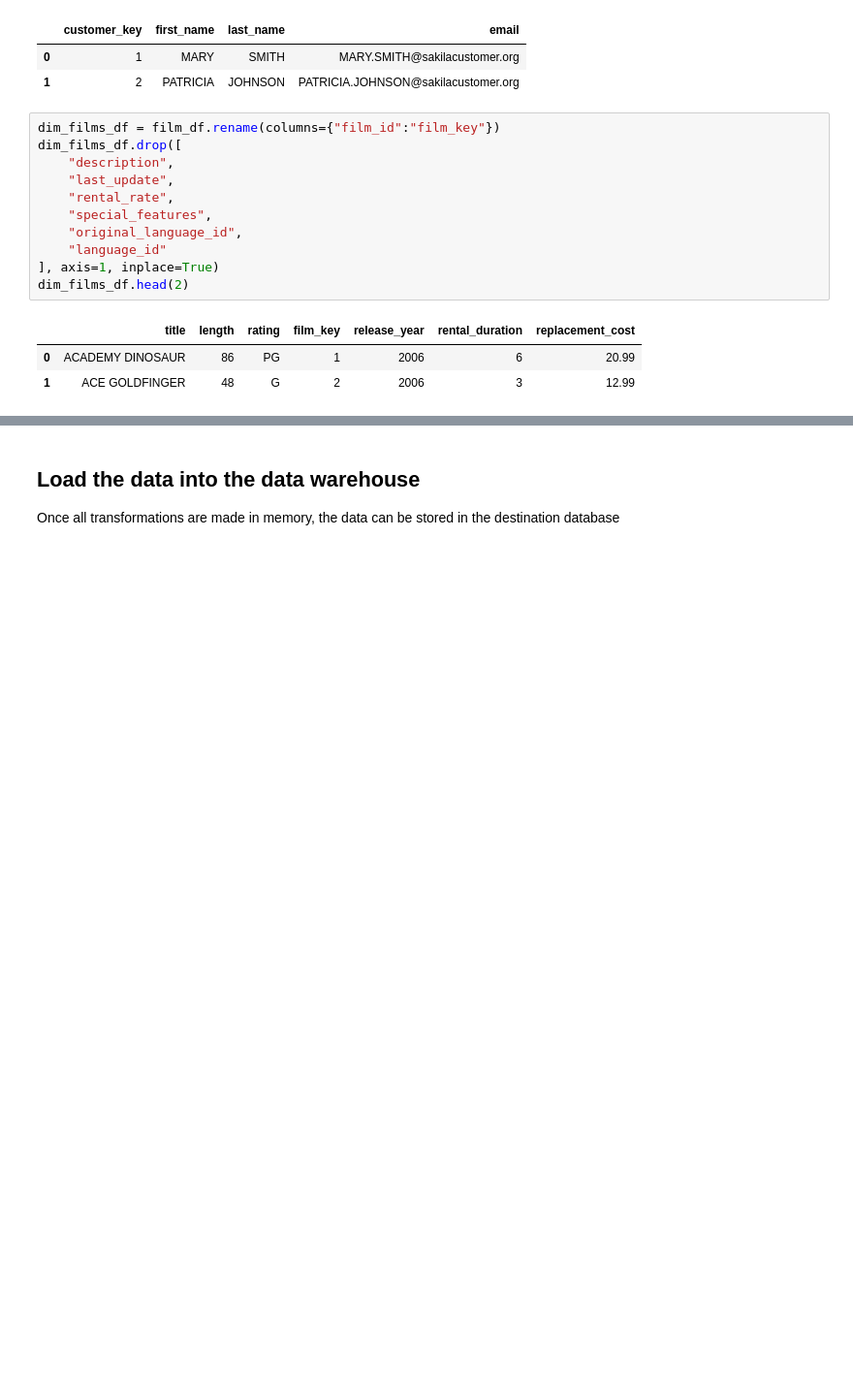
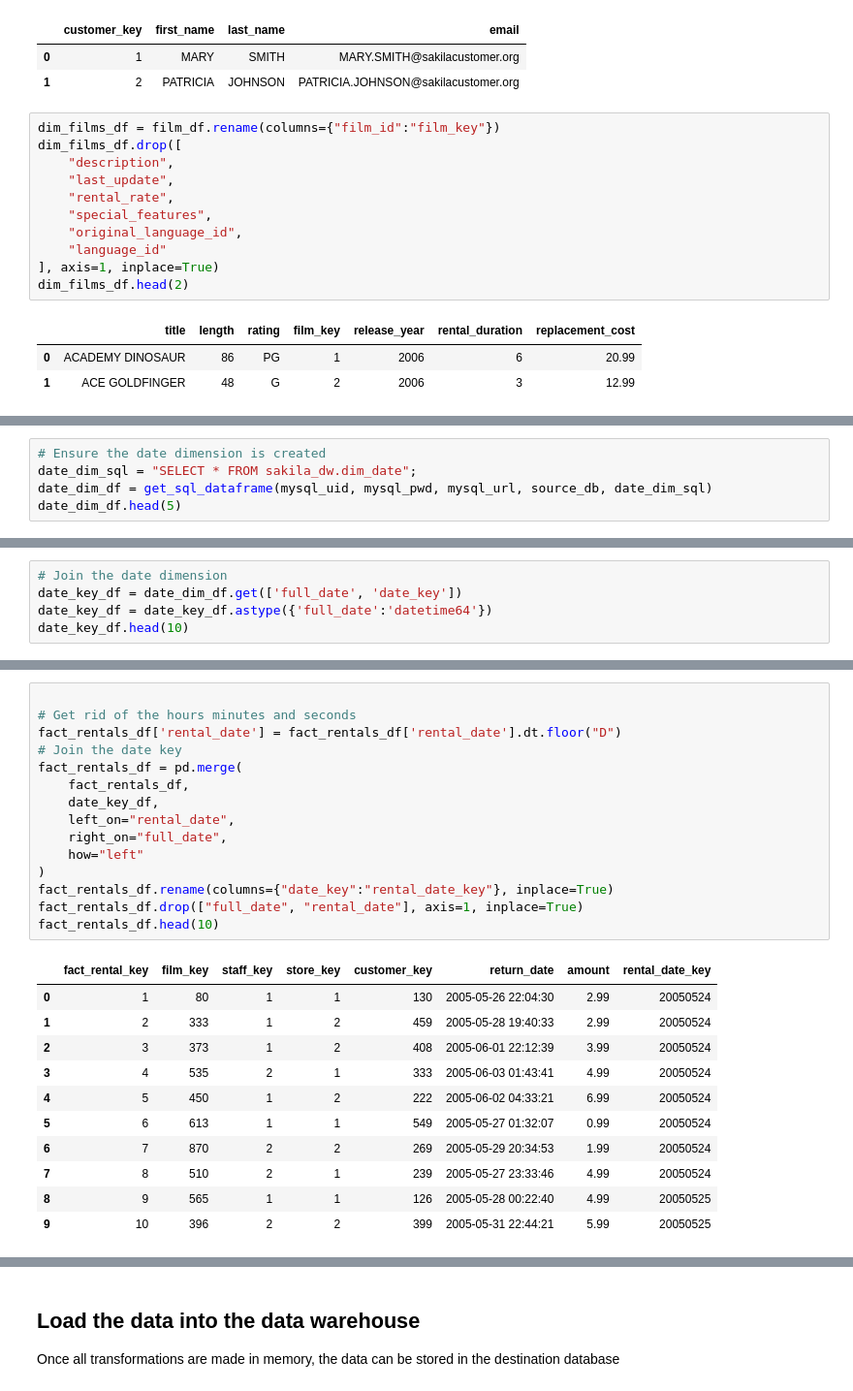
Before and after one commit to GarrettBurroughs/ds2002midterm, a Jupyter notebook: notebook/midterm.ipynb, the cells around one changed output, grey strips where cells are left out. Shown at 97% size. Drawn from its saved outputs; the diff is of its cells as text; blank space fills up the shorter version.

Commit message:
added date dim logic

```diff
--- a/notebook/midterm.ipynb
+++ b/notebook/midterm.ipynb
@@ -246,0 +254,5 @@ fact_rentals_df.head(200)
+# %%
+# Ensure the date dimension is created
+date_dim_sql = "SELECT * FROM sakila_dw.dim_date";
+date_dim_df = get_sql_dataframe(mysql_uid, mysql_pwd, mysql_url, source_db, date_dim_sql)
+date_dim_df.head(5)
@@ -246,0 +267,5 @@ fact_rentals_df.head(200)
+# %%
+# Join the date dimension
+date_key_df = date_dim_df.get(['full_date', 'date_key'])
+date_key_df = date_key_df.astype({'full_date':'datetime64'})
+date_key_df.head(10)
@@ -246,0 +284,27 @@ fact_rentals_df.head(200)
+# %%
+
+# Get rid of the hours minutes and seconds
+fact_rentals_df['rental_date'] = fact_rentals_df['rental_date'].dt.floor("D")
+# Join the date key
+fact_rentals_df = pd.merge(
+    fact_rentals_df,
+    date_key_df,
+    left_on="rental_date",
+    right_on="full_date",
+    how="left"
+)
+fact_rentals_df.rename(columns={"date_key":"rental_date_key"}, inplace=True)
+fact_rentals_df.drop(["full_date", "rental_date"], axis=1, inplace=True)
+fact_rentals_df.head(10)
+# %% [output]
+|  | fact_rental_key | film_key | staff_key | store_key | customer_key | return_date | amount | rental_date_key |
+| 0 | 1 | 80 | 1 | 1 | 130 | 2005-05-26 22:04:30 | 2.99 | 20050524 |
+| 1 | 2 | 333 | 1 | 2 | 459 | 2005-05-28 19:40:33 | 2.99 | 20050524 |
+| 2 | 3 | 373 | 1 | 2 | 408 | 2005-06-01 22:12:39 | 3.99 | 20050524 |
+| 3 | 4 | 535 | 2 | 1 | 333 | 2005-06-03 01:43:41 | 4.99 | 20050524 |
+| 4 | 5 | 450 | 1 | 2 | 222 | 2005-06-02 04:33:21 | 6.99 | 20050524 |
+| 5 | 6 | 613 | 1 | 1 | 549 | 2005-05-27 01:32:07 | 0.99 | 20050524 |
+| 6 | 7 | 870 | 2 | 2 | 269 | 2005-05-29 20:34:53 | 1.99 | 20050524 |
+| 7 | 8 | 510 | 2 | 1 | 239 | 2005-05-27 23:33:46 | 4.99 | 20050524 |
+| 8 | 9 | 565 | 1 | 1 | 126 | 2005-05-28 00:22:40 | 4.99 | 20050525 |
+| 9 | 10 | 396 | 2 | 2 | 399 | 2005-05-31 22:44:21 | 5.99 | 20050525 |
```
Also changed, not shown: parts of 8 cells of this notebook, 2 other files.
